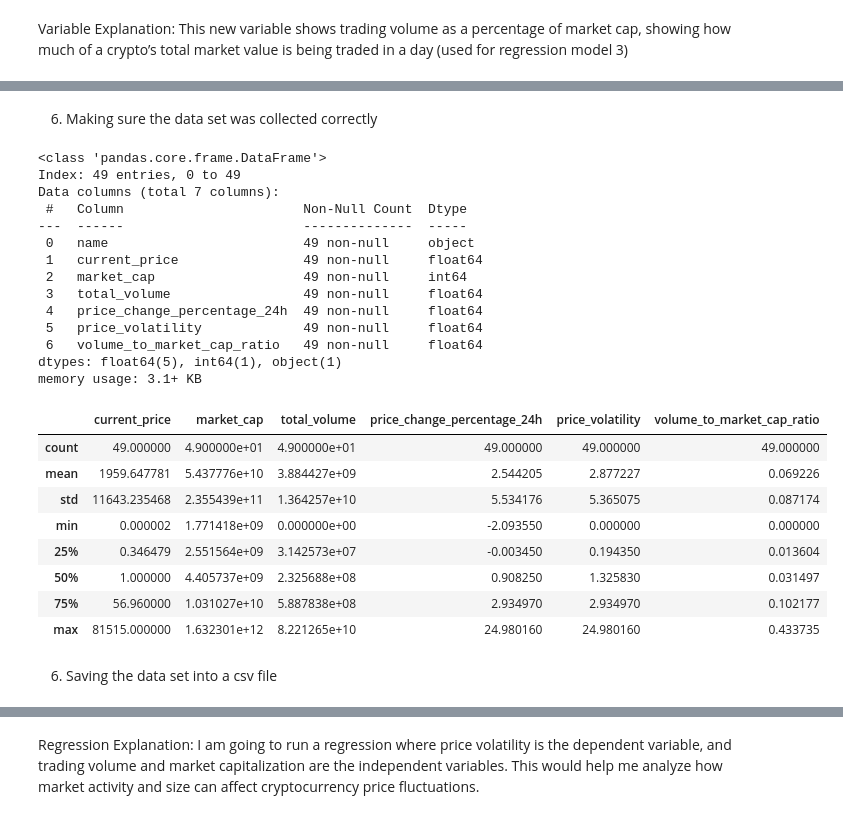
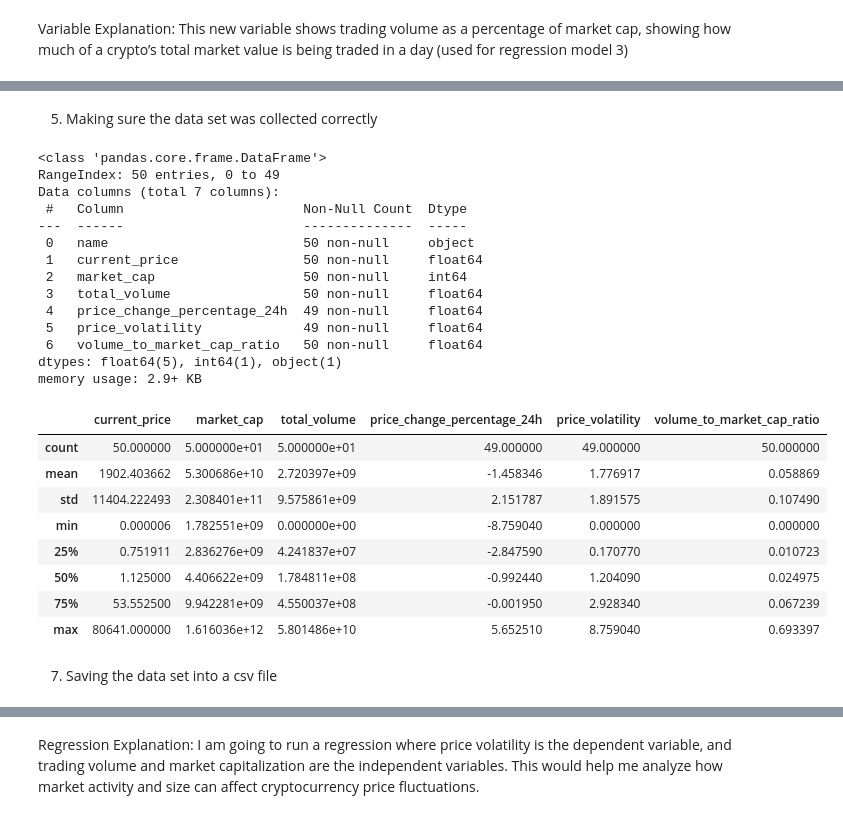
Before and after one commit to ProfKaltenberg/final-project-Lauramelo2005, a Jupyter notebook: final-project-example/Crypto Data Final Project - Laura Melo/Data Analysis Project.ipynb, the cells around one changed output, grey strips where cells are left out. Saved outputs shown, nothing was run; the diff lists cells and outputs as text; code cells hidden in the pictures.

```diff
--- a/final-project-example/Crypto Data Final Project - Laura Melo/Data Analysis Project.ipynb
+++ b/final-project-example/Crypto Data Final Project - Laura Melo/Data Analysis Project.ipynb
@@ -99,4 +62,0 @@ Name: volume_to_market_cap_ratio, dtype: float64
-# %%
-df = df.dropna() #removes rows that have missing data
-df.info() #checks the data type of each column
-df.head(10) #prints the first 5 rows
@@ -129,35 +63,34 @@ memory usage: 3.1+ KB
 # %% [markdown]
-6. Making sure the data set was collected correctly
+5. Making sure the data set was collected correctly
 # %%
-df.head() #shows the first 5 rows of the dataset
 df.info() #checks for column names and data types
 df.isnull().sum() #checks if any of the columns have missing values
 df.describe() #shows the summary statistics to check if the numbers in the data set make sense
 # %% [output]
 <class 'pandas.core.frame.DataFrame'>
-Index: 49 entries, 0 to 49
+RangeIndex: 50 entries, 0 to 49
 Data columns (total 7 columns):
  #   Column                       Non-Null Count  Dtype
 ---  ------                       --------------  -----
- 0   name                         49 non-null     object
- 1   current_price                49 non-null     float64
- 2   market_cap                   49 non-null     int64
- 3   total_volume                 49 non-null     float64
+ 0   name                         50 non-null     object
+ 1   current_price                50 non-null     float64
+ 2   market_cap                   50 non-null     int64
+ 3   total_volume                 50 non-null     float64
  4   price_change_percentage_24h  49 non-null     float64
  5   price_volatility             49 non-null     float64
- 6   volume_to_market_cap_ratio   49 non-null     float64
+ 6   volume_to_market_cap_ratio   50 non-null     float64
 dtypes: float64(5), int64(1), object(1)
-memory usage: 3.1+ KB
+memory usage: 2.9+ KB
 |  | current_price | market_cap | total_volume | price_change_percentage_24h | price_volatility | volume_to_market_cap_ratio |
-| count | 49.000000 | 4.900000e+01 | 4.900000e+01 | 49.000000 | 49.000000 | 49.000000 |
-| mean | 1959.647781 | 5.437776e+10 | 3.884427e+09 | 2.544205 | 2.877227 | 0.069226 |
-| std | 11643.235468 | 2.355439e+11 | 1.364257e+10 | 5.534176 | 5.365075 | 0.087174 |
-| min | 0.000002 | 1.771418e+09 | 0.000000e+00 | -2.093550 | 0.000000 | 0.000000 |
-| 25% | 0.346479 | 2.551564e+09 | 3.142573e+07 | -0.003450 | 0.194350 | 0.013604 |
-| 50% | 1.000000 | 4.405737e+09 | 2.325688e+08 | 0.908250 | 1.325830 | 0.031497 |
-| 75% | 56.960000 | 1.031027e+10 | 5.887838e+08 | 2.934970 | 2.934970 | 0.102177 |
-| max | 81515.000000 | 1.632301e+12 | 8.221265e+10 | 24.980160 | 24.980160 | 0.433735 |
+| count | 50.000000 | 5.000000e+01 | 5.000000e+01 | 49.000000 | 49.000000 | 50.000000 |
+| mean | 1902.403662 | 5.300686e+10 | 2.720397e+09 | -1.458346 | 1.776917 | 0.058869 |
+| std | 11404.222493 | 2.308401e+11 | 9.575861e+09 | 2.151787 | 1.891575 | 0.107490 |
+| min | 0.000006 | 1.782551e+09 | 0.000000e+00 | -8.759040 | 0.000000 | 0.000000 |
+| 25% | 0.751911 | 2.836276e+09 | 4.241837e+07 | -2.847590 | 0.170770 | 0.010723 |
+| 50% | 1.125000 | 4.406622e+09 | 1.784811e+08 | -0.992440 | 1.204090 | 0.024975 |
+| 75% | 53.552500 | 9.942281e+09 | 4.550037e+08 | -0.001950 | 2.928340 | 0.067239 |
+| max | 80641.000000 | 1.616036e+12 | 5.801486e+10 | 5.652510 | 8.759040 | 0.693397 |
 # %% [markdown]
-6. Saving the data set into a csv file
+7. Saving the data set into a csv file
 # %%
 df.to_csv("crypto_data.csv", index=False)
```
Also changed, not shown: parts of 12 cells of this notebook, 6 other files.
